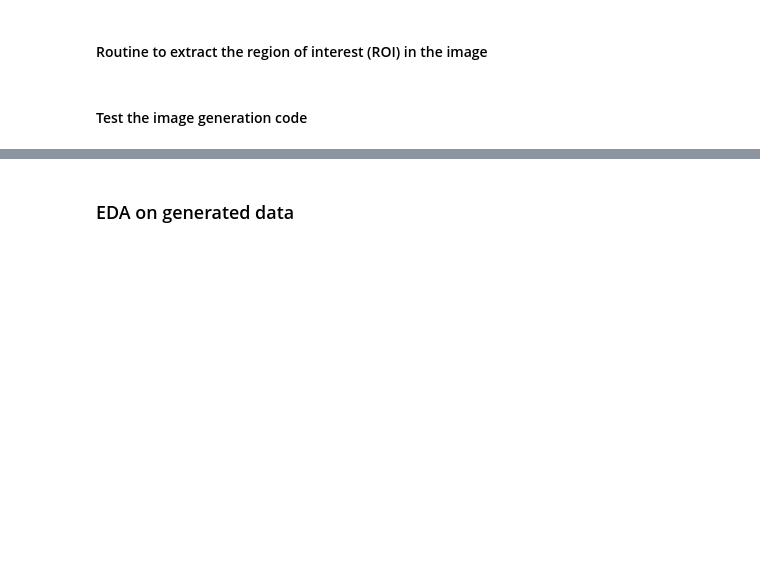
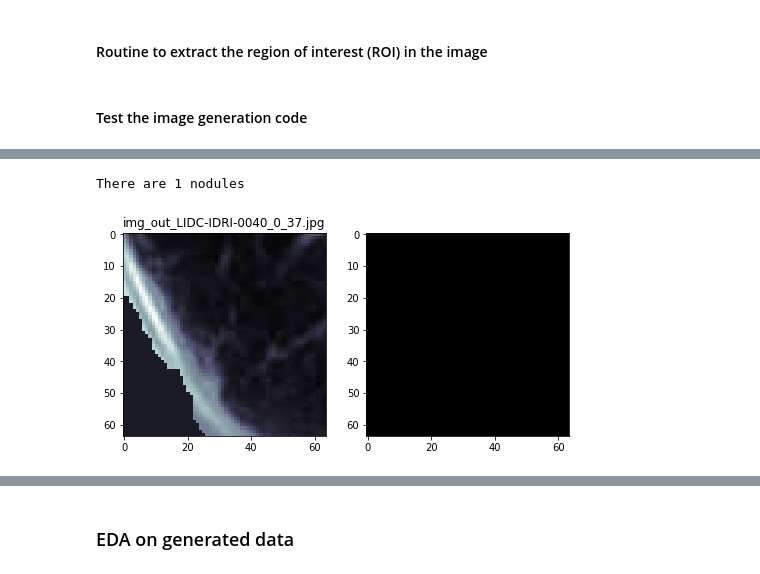
Before and after one commit to capstone-fall2021/lung_nodule_segmentation, a Jupyter notebook: unet_segmentation_data_preparation.ipynb, the cells around one changed output, grey strips where cells are left out. Saved outputs shown, nothing was run; the diff lists cells and outputs as text; code cells hidden in the pictures; blank space fills up the shorter version.

```diff
--- a/unet_segmentation_data_preparation.ipynb
+++ b/unet_segmentation_data_preparation.ipynb
@@ -444,12 +462,14 @@ def get_crops(boxes):
 def save_negative_sample(root_dir, patient_id, bounding_box, nodule_number, vol, CT_mask, random=False,
                             image_save=False, image_plot=True, size=(64,64)):
     devnull = open(os.devnull, 'w')
+    assert os.path.exists('/app/data/unet/temp/')
     if image_save:
         assert os.path.exists(root_dir)
         image_dir = root_dir + '/images/'
         mask_dir = root_dir + '/masks/'
         assert os.path.exists(image_dir)
         assert os.path.exists(mask_dir)
+
 
     slcz = bounding_box[nodule_number][2]
     selected_slice = select_another_slice(vol, slcz)
@@ -464,9 +484,11 @@ def save_negative_sample(root_dir, patient_id, bounding_box, nodule_number, vol,
     fullimg = vol[:,:,selected_slice]
     #save and reload
     try:
-        imageio.imwrite('/data/unet/temp/temp_img.jpg', fullimg)
-        disk_img = cv2.imread('/data/unet/temp/temp_img.jpg')
+        with RedirectStdStreams(stdout=devnull, stderr=devnull):
+            imageio.imwrite('/app/data/unet/temp/temp_img.jpg', fullimg)
+            disk_img = cv2.imread('/app/data/unet/temp/temp_img.jpg')
     except:
+        print("Error saving intermediate image for patient {}".format(patient_id))
         return
     im = cv2.cvtColor(disk_img, cv2.COLOR_BGR2GRAY)
     img_t = preprocess_image(im)
@@ -476,13 +498,13 @@ def save_negative_sample(root_dir, patient_id, bounding_box, nodule_number, vol,
     #img = vol[crop[0],crop[1],selected_slice]
 
     if cropped_img.shape != (size[0], size[1]):
-        print("Cropped image size", cropped_img.shape)
+        print("Incorrect cropped image size", cropped_img.shape)
         return
     if mask.shape != (size[0], size[1]):
-        print("Mask size", mask.shape)
+        print("Incorrect mask size", mask.shape)
         return
     if len(np.unique(mask)) > 1:
-        print("Mask length", len(np.unique(mask)))
+        print("Negative sample but mask length {} is > 1, not saving.".format(len(np.unique(mask))))
         return
 
     if image_save:
@@ -579 +599,11 @@ Saved 3 images
+# %%
+root_dir= '/app/data/unet/train/'
+vol, CT_mask, cbbox, slices_with_mask = load_patient_vol_and_mask('/app/data/lidc/dicom/train/sorted_gcsfiles', 'LIDC-IDRI-0040')
+print("There are {} nodules".format(len(cbbox)))
+for nodule_num in range(len(cbbox)):
+    save_negative_sample(root_dir=root_dir, patient_id='LIDC-IDRI-0040', bounding_box=cbbox, nodule_number=nodule_num,
+                         vol=vol, CT_mask=CT_mask, random=True, image_save=False, image_plot=True, size=(64,64))
+# %% [output]
+There are 1 nodules
+[figure, added]
 # %%
```
Also changed, not shown: parts of 11 cells of this notebook, 5 other files.
